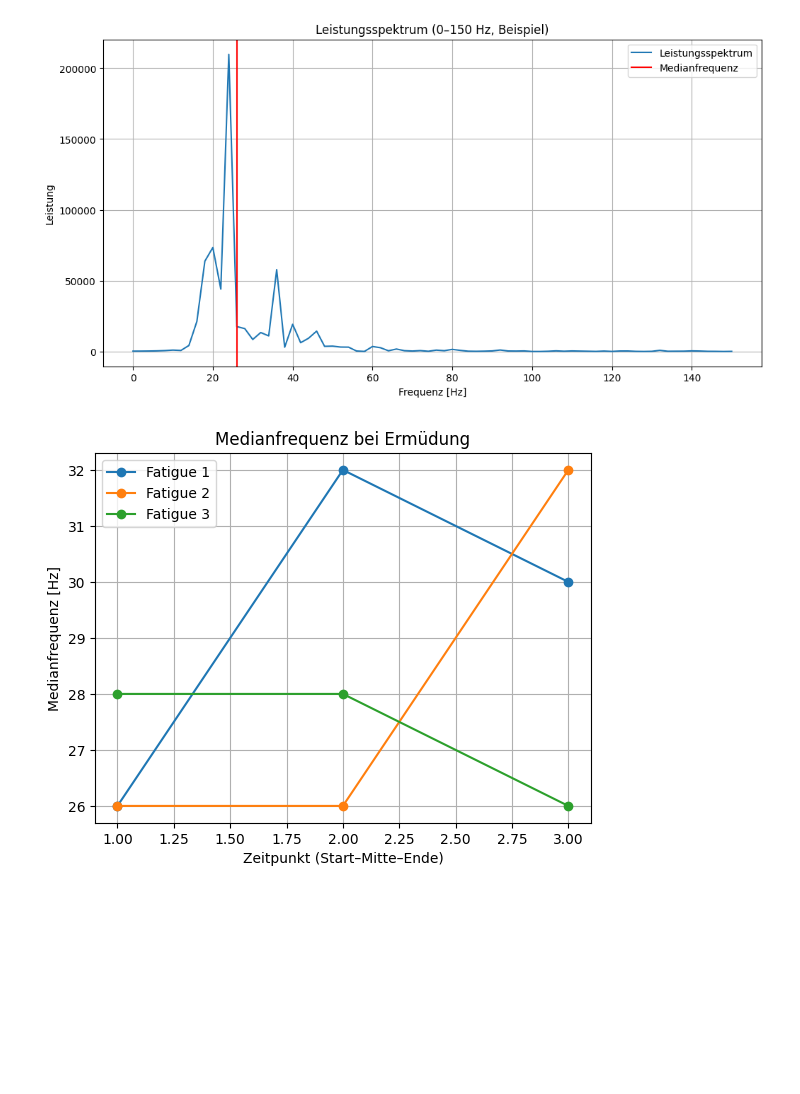
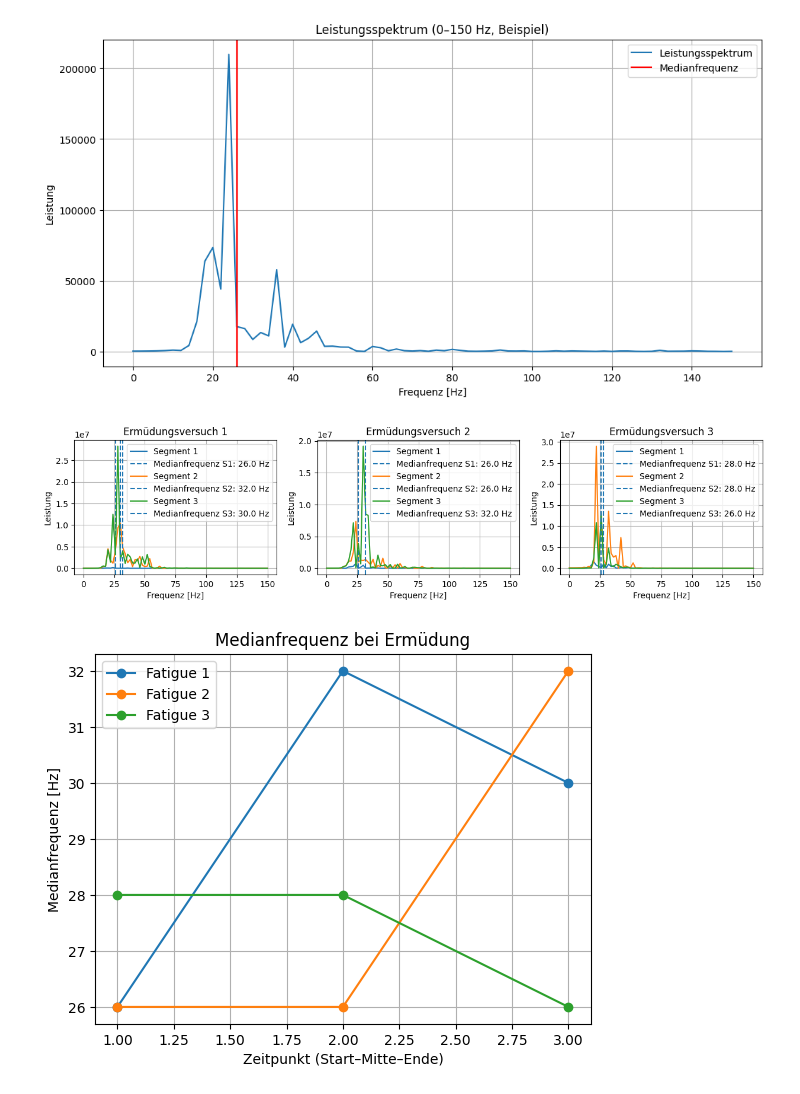
Before and after one commit to Gabse213/Biosignal_Lab_3, a Jupyter notebook: Lab3/MainCode3.ipynb, the cells around one changed output. Cells and saved outputs as stored; diff of their text form; code cells hidden in the pictures; blank space fills up the shorter version.

Commit message:
Ermüdungsversuch_9_plots_hinzugefügt

```diff
--- a/Lab3/MainCode3.ipynb
+++ b/Lab3/MainCode3.ipynb
@@ -204,6 +204,40 @@ plt.grid()
 plt.show()
 # %% [output]
 [figure]
+# %%
+#Alle 9 Leistungsspektren der Ermüdungsversuche mit Medianfrequenzen anzeigen
+plt.figure(figsize=(15,10))
+for i, sig in enumerate(fatigue_filt):
+    n = len(sig)
+    segments = [
+        sig[int(0.1*n):int(0.1*n+0.5*fs)],
+        sig[int(0.5*n):int(0.5*n+0.5*fs)],
+        sig[int(0.8*n):int(0.8*n+0.5*fs)]
+    ]
+
+    plt.subplot(3,3,i+1)
+    for j, seg in enumerate(segments):
+        f, p = power_spectrum(seg, fs)
+
+        # Frequenzbereich auf 0–150 Hz begrenzen
+        mask = f <= 150
+        f_use = f[mask]
+        p_use = p[mask]
+
+        # Medianfrequenz berechnen
+        area = cumulative_trapezoid(p_use, f_use, initial=0)
+        mf = f_use[np.where(area >= area[-1]/2)[0][0]]
+
+        plt.plot(f_use, p_use, label=f"Segment {j+1}")
+        plt.axvline(mf, linestyle='--', label=f"Medianfrequenz S{j+1}: {mf:.1f} Hz")
+
+    plt.title(f"Ermüdungsversuch {i+1}")
+    plt.xlabel("Frequenz [Hz]")
+    plt.ylabel("Leistung")
+    plt.legend()
+    plt.grid()
+# %% [output]
+[figure, added]
 # %%
 
 # Medianfrequenzen über Zeit
```
